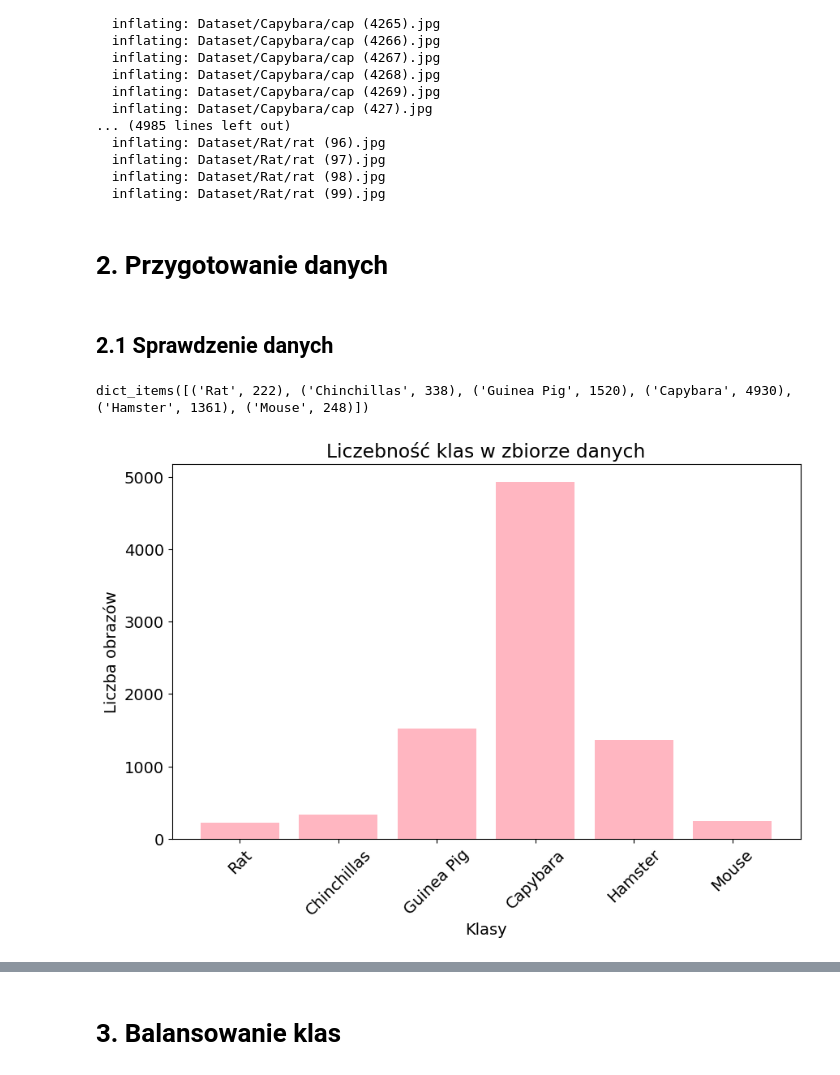
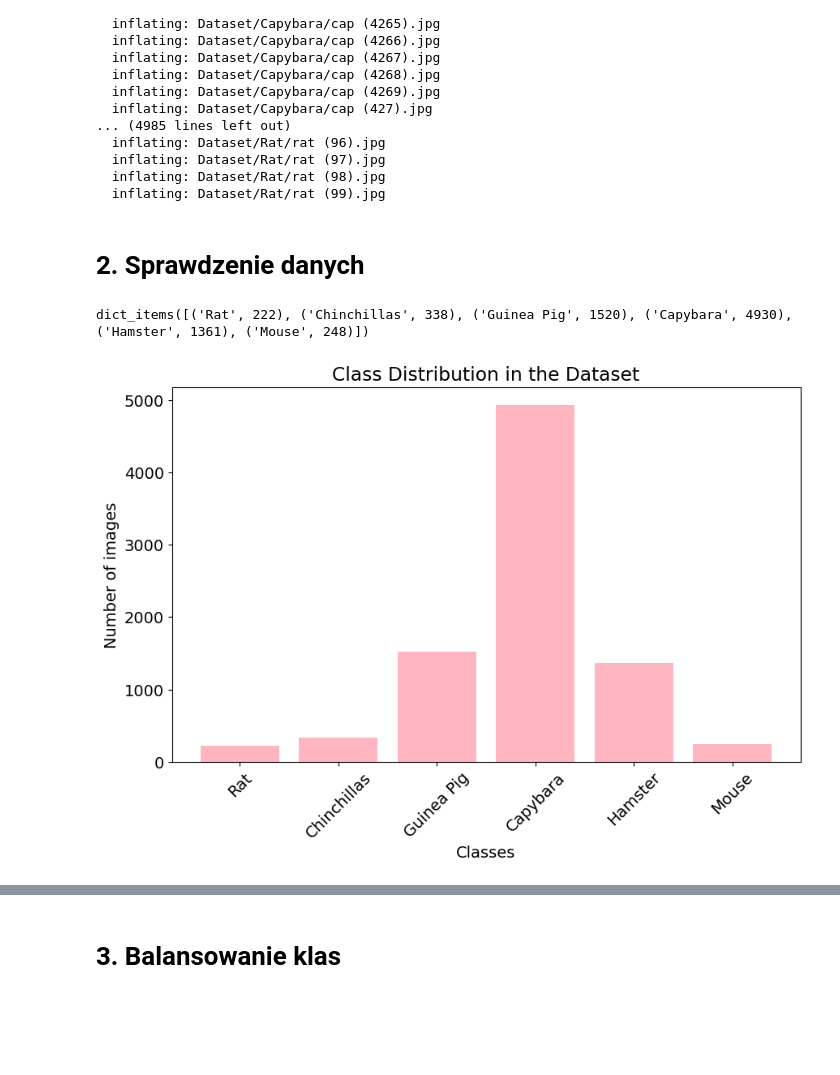
Before and after one commit to Jvlia17/rodents-classification, a Jupyter notebook: Rosegador.ipynb, the cells around one changed output, grey strips where cells are left out. Saved outputs shown, nothing was run; the diff lists cells and outputs as text; code cells hidden in the pictures; blank space fills up the shorter version.

```diff
--- a/Rosegador.ipynb
+++ b/Rosegador.ipynb
@@ -84,9 +84,7 @@ Streaming output truncated to the last 5000 lines.
   inflating: Dataset/Rat/rat (98).jpg
   inflating: Dataset/Rat/rat (99).jpg
 # %% [markdown]
-# 2. Przygotowanie danych
+# 2. Sprawdzenie danych
-# %% [markdown]
-## 2.1 Sprawdzenie danych
 # %%
 # Sprawdzenie ilości obrazów w folderach
 
@@ -102,25 +100,25 @@ dict_items([('Rat', 222), ('Chinchillas', 338), ('Guinea Pig', 1520), ('Capybara
 # %%
 # Pokazanie na wykresie słupkowym rozkad liczebności klas
 
 data_dir = '/content/Dataset'
 
 # Zliczanie obrazów w każdej klasie
 class_counts = {}
 for class_name in os.listdir(data_dir):
     class_dir = os.path.join(data_dir, class_name)
     if os.path.isdir(class_dir):
         class_counts[class_name] = len(os.listdir(class_dir))
 
 # Tworzenie wykresu słupkowego
 plt.figure(figsize=(10, 6))
 plt.bar(class_counts.keys(), class_counts.values(), color='lightpink')
-plt.xlabel('Klasy')
-plt.ylabel('Liczba obrazów')
-plt.title('Liczebność klas w zbiorze danych')
+plt.xlabel('Classes')
+plt.ylabel('Number of images')
+plt.title('Class Distribution in the Dataset')
 plt.xticks(rotation=45)
 plt.show()
 # %% [output]
-[figure, old version]
+[figure, new version]
 # %%
 # Wyświetlenie randomowego obrazu z każdego folderu
 
```
Also changed, not shown: parts of 18 cells of this notebook.
